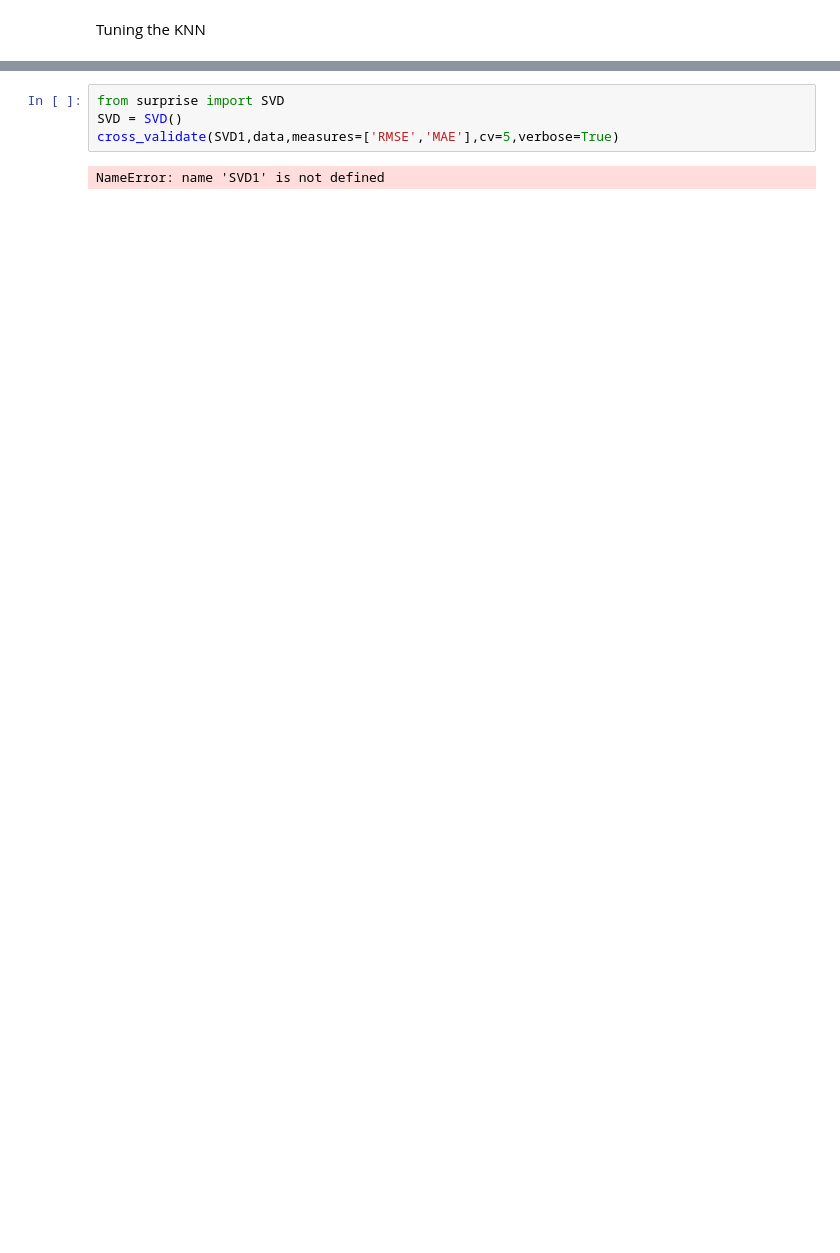
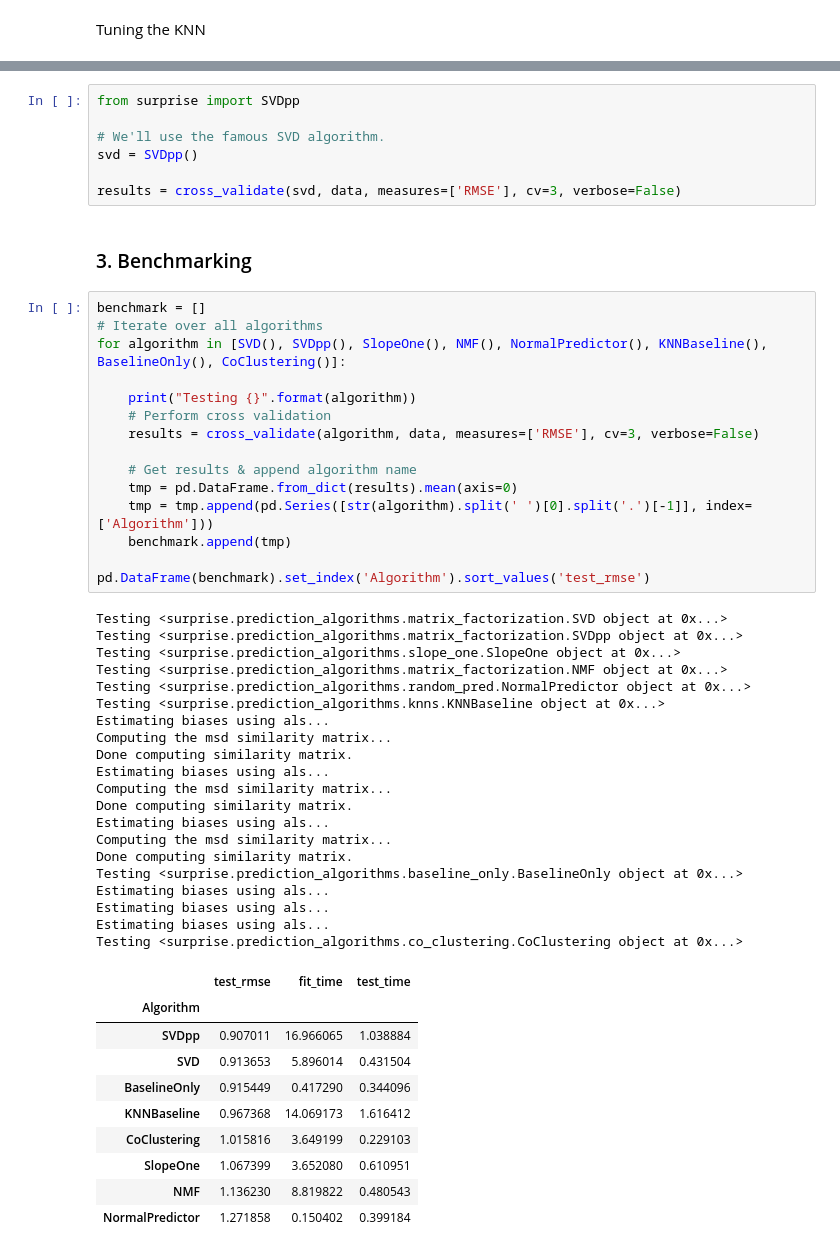
Before and after one commit to artadini/first_recommendation_engine, a Jupyter notebook: RECOMMENDATION ENGINES.ipynb, the cells around one changed output, grey strips where cells are left out. Saved outputs shown, nothing was run; the diff lists cells and outputs as text; blank space fills up the shorter version.

```diff
--- a/RECOMMENDATION ENGINES.ipynb
+++ b/RECOMMENDATION ENGINES.ipynb
@@ -388,6 +395,55 @@ Done computing similarity matrix.
-# %%
-from surprise import SVD
-SVD = SVD()
-cross_validate(SVD1,data,measures=['RMSE','MAE'],cv=5,verbose=True)
-# %% [output]
-NameError: name 'SVD1' is not defined
+# %%
+from surprise import SVDpp
+
+# We'll use the famous SVD algorithm.
+svd = SVDpp()
+
+results = cross_validate(svd, data, measures=['RMSE'], cv=3, verbose=False)
+# %% [markdown]
+### 3. Benchmarking
+# %%
+benchmark = []
+# Iterate over all algorithms
+for algorithm in [SVD(), SVDpp(), SlopeOne(), NMF(), NormalPredictor(), KNNBaseline(), BaselineOnly(), CoClustering()]:
+
+    print("Testing {}".format(algorithm))
+    # Perform cross validation
+    results = cross_validate(algorithm, data, measures=['RMSE'], cv=3, verbose=False)
+
+    # Get results & append algorithm name
+    tmp = pd.DataFrame.from_dict(results).mean(axis=0)
+    tmp = tmp.append(pd.Series([str(algorithm).split(' ')[0].split('.')[-1]], index=['Algorithm']))
+    benchmark.append(tmp)
+
+pd.DataFrame(benchmark).set_index('Algorithm').sort_values('test_rmse')
+# %% [output]
+Testing <surprise.prediction_algorithms.matrix_factorization.SVD object at 0x...>
+Testing <surprise.prediction_algorithms.matrix_factorization.SVDpp object at 0x...>
+Testing <surprise.prediction_algorithms.slope_one.SlopeOne object at 0x...>
+Testing <surprise.prediction_algorithms.matrix_factorization.NMF object at 0x...>
+Testing <surprise.prediction_algorithms.random_pred.NormalPredictor object at 0x...>
+Testing <surprise.prediction_algorithms.knns.KNNBaseline object at 0x...>
+Estimating biases using als...
+Computing the msd similarity matrix...
+Done computing similarity matrix.
+Estimating biases using als...
+Computing the msd similarity matrix...
+Done computing similarity matrix.
+Estimating biases using als...
+Computing the msd similarity matrix...
+Done computing similarity matrix.
+Testing <surprise.prediction_algorithms.baseline_only.BaselineOnly object at 0x...>
+Estimating biases using als...
+Estimating biases using als...
+Estimating biases using als...
+Testing <surprise.prediction_algorithms.co_clustering.CoClustering object at 0x...>
+|  | test_rmse | fit_time | test_time |
+| Algorithm |  |  |  |
+| SVDpp | 0.907011 | 16.966065 | 1.038884 |
+| SVD | 0.913653 | 5.896014 | 0.431504 |
+| BaselineOnly | 0.915449 | 0.417290 | 0.344096 |
+| KNNBaseline | 0.967368 | 14.069173 | 1.616412 |
+| CoClustering | 1.015816 | 3.649199 | 0.229103 |
+| SlopeOne | 1.067399 | 3.652080 | 0.610951 |
+| NMF | 1.136230 | 8.819822 | 0.480543 |
+| NormalPredictor | 1.271858 | 0.150402 | 0.399184 |
```
Also changed, not shown: parts of 51 cells of this notebook.
